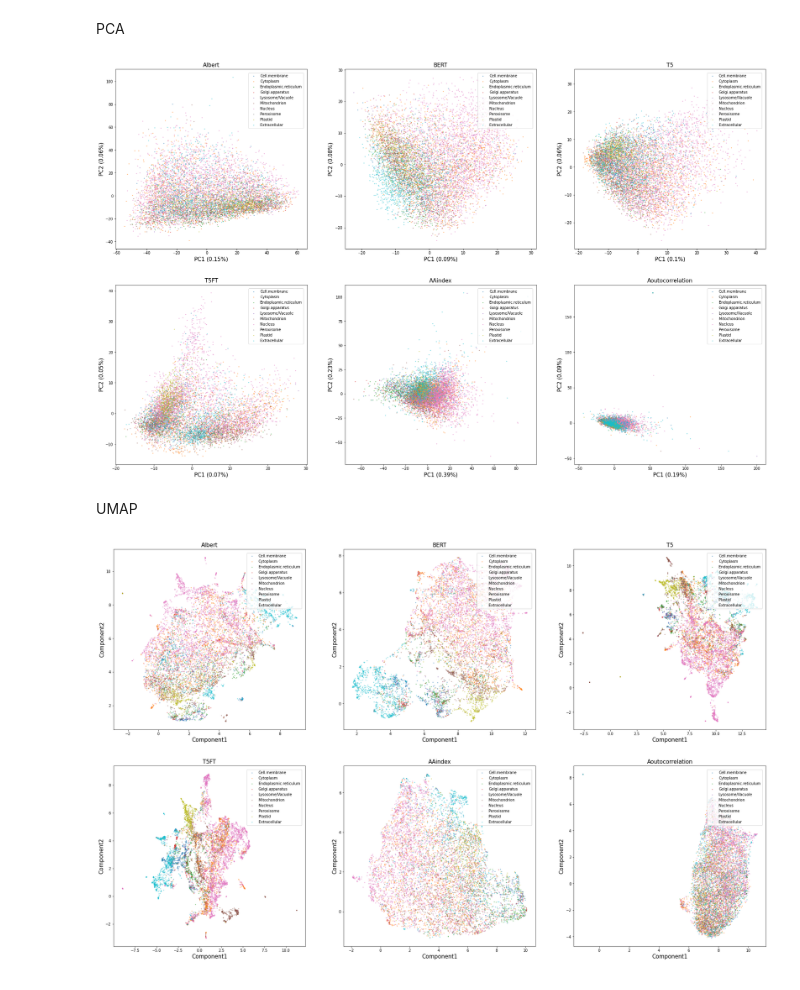
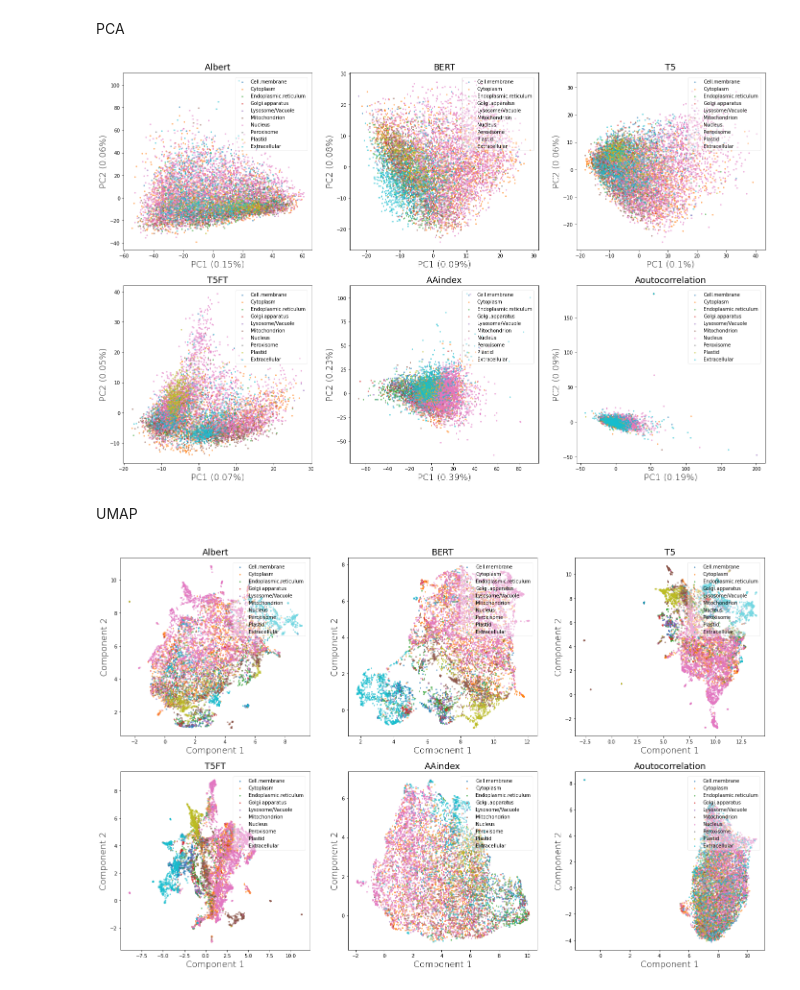
Before and after one commit to TeddyGlass/Bioenv, a Jupyter notebook: notebook/VizAllLocalization.ipynb, the cells around one changed output. Drawn from its saved outputs; the diff is of its cells as text; code cells hidden in the pictures.

```diff
--- a/notebook/VizAllLocalization.ipynb
+++ b/notebook/VizAllLocalization.ipynb
@@ -55,7 +55,7 @@ for X in XLM+XD:
 # %%
 names = ['Albert', 'BERT', 'T5', 'T5FT', 'AAindex', 'Aoutocorrelation']
 
-fig, axs = plt.subplots(2,3,figsize=(32,20))
+fig, axs = plt.subplots(2,3,figsize=(24,15))
 for i in range(len(pcs)):
     if i < 3:
         ax1, ax2 = 0, i
@@ -65,17 +65,17 @@ for i in range(len(pcs)):
         axs[ax1, ax2].scatter(
                 pcs[i][idx,0],
                 pcs[i][idx,1],
-                s=3,
-                alpha=0.4,
+                s=5,
+                alpha=0.5,
                 label=loc,
             )
-        axs[ax1, ax2].set_xlabel(f'PC1 ({round(evrs[i][0], 2)}%)', fontsize=15)
-        axs[ax1, ax2].set_ylabel(f'PC2 ({round(evrs[i][1], 2)}%)', fontsize=15)
-        axs[ax1, ax2].legend(bbox_to_anchor=(1, 1), loc='upper right', borderaxespad=1)
-        axs[ax1, ax2].set_title(names[i], fontsize=15)
-fig.savefig('../results/DeepLocAll_PCA.png', dpi=200)
+        axs[ax1, ax2].set_xlabel(f'PC1 ({round(evrs[i][0], 2)}%)', fontsize=18, fontweight=20)
+        axs[ax1, ax2].set_ylabel(f'PC2 ({round(evrs[i][1], 2)}%)', fontsize=18, fontweight=20)
+        axs[ax1, ax2].set_title(names[i], fontsize=18)
+        axs[ax1, ax2].legend(bbox_to_anchor=(1, 1), loc='upper right', borderaxespad=1).get_frame().set_alpha(0.4)
+fig.savefig('../results/20220703_DeepLocAll_PCA.png', dpi=200)
 # %% [output]
-[figure, old version]
+[figure, new version]
 # %% [markdown]
 UMAP
 # %%
@@ -89,24 +89,24 @@ for X in tqdm(XLM+XD):
 # %%
 names = ['Albert', 'BERT', 'T5', 'T5FT', 'AAindex', 'Aoutocorrelation']
 
-fig, axs = plt.subplots(2,3,figsize=(32,20))
+fig, axs = plt.subplots(2,3,figsize=(24,15))
 for i in range(len(embeddings)):
     if i < 3:
         ax1, ax2 = 0, i
     else:
         ax1, ax2 = 1, i-3
     for loc, idx in zip(localization, localization_idxes):
         axs[ax1, ax2].scatter(
                 embeddings[i][idx,0],
                 embeddings[i][idx,1],
-                s=3,
-                alpha=0.4,
+                s=5,
+                alpha=0.5,
                 label=loc,
             )
-        axs[ax1, ax2].set_xlabel('Component1', fontsize=15)
-        axs[ax1, ax2].set_ylabel('Component2', fontsize=15)
-        axs[ax1, ax2].legend(bbox_to_anchor=(1, 1), loc='upper right', borderaxespad=1)
-        axs[ax1, ax2].set_title(names[i], fontsize=15)
-fig.savefig('../results/DeepLocAll_UMAP.png', dpi=200)
+        axs[ax1, ax2].set_xlabel('Component 1', fontsize=18, fontweight=20)
+        axs[ax1, ax2].set_ylabel('Component 2', fontsize=18, fontweight=20)
+        axs[ax1, ax2].legend(bbox_to_anchor=(1, 1), loc='upper right', borderaxespad=1).get_frame().set_alpha(0.4)
+        axs[ax1, ax2].set_title(names[i], fontsize=18)
+fig.savefig('../results/20220703_DeepLocAll_UMAP.png', dpi=200)
 # %% [output]
-[figure, old version]
+[figure, new version]
```
Also changed, not shown: 13 other files.
